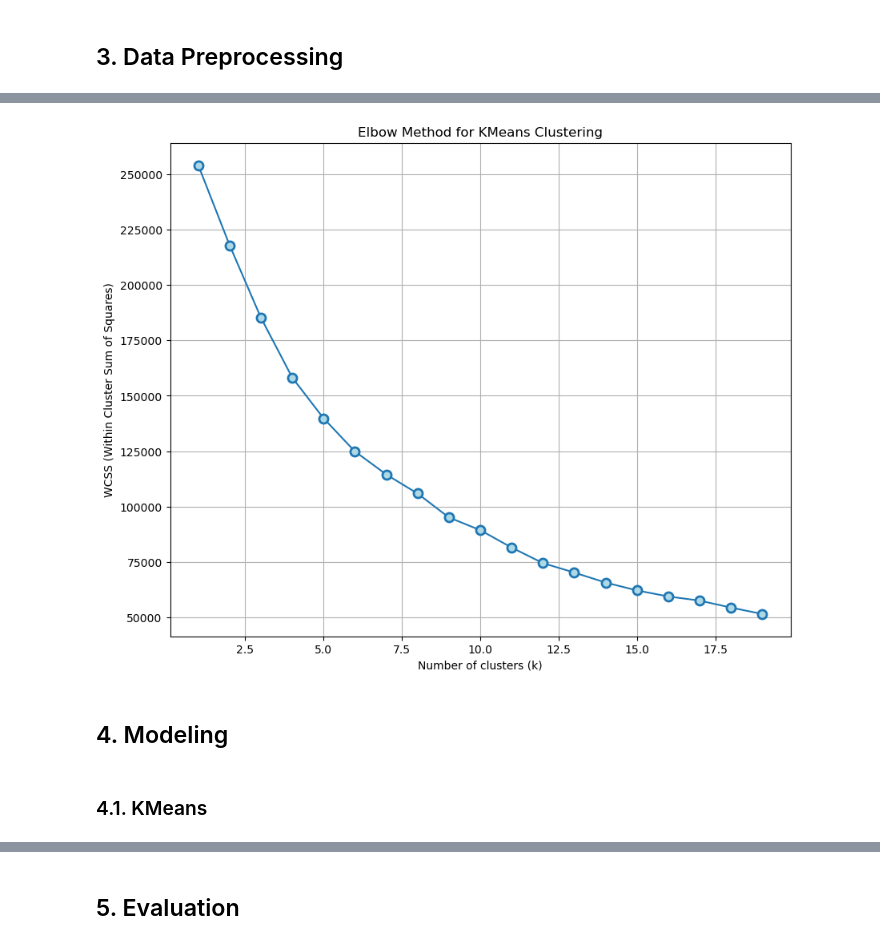
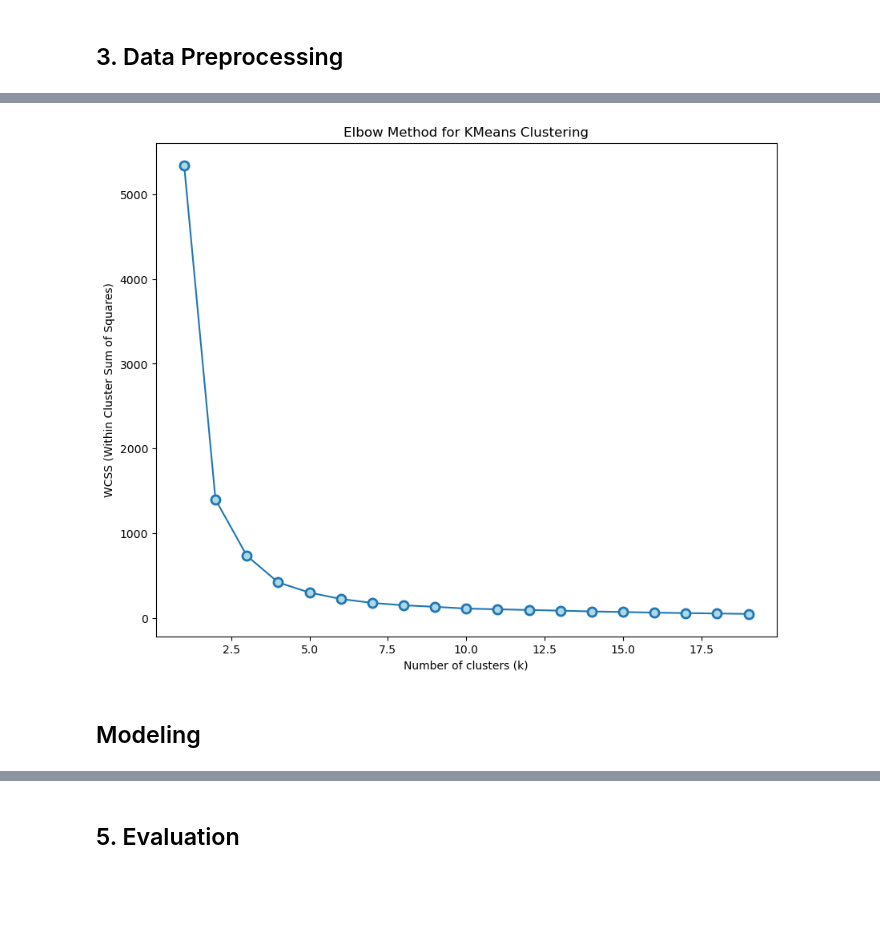
Before and after one commit to Magolizen34/cvs-transformers, a Jupyter notebook: notebooks/num_data_baseline_model.ipynb, the cells around one changed output, grey strips where cells are left out. Saved outputs shown, nothing was run; the diff lists cells and outputs as text; code cells hidden in the pictures; blank space fills up the shorter version.

Commit message:
baseline model replaced

```diff
--- a/notebooks/num_data_baseline_model.ipynb
+++ b/notebooks/num_data_baseline_model.ipynb
@@ -181,8 +74,0 @@ memory usage: 5.3+ MB
-# %%
-numerical_features = ['account_id', 'companydataprovider_employeenumber', 'companydataprovider_revenue_in_eur', 'number_distinct_active_licenses',
-       'total_connections_12m', 'total_endpoints_12m', 'total_devices_12m', 'days_from_last_invoice', 'age_customer', 'number_renewals',
-       'number_total_invoices', 'account_value_in_eur', 'revenue_last_12_month', 'years_purchased', 'billings_ltm_prorated']
-
-data = data[numerical_features].copy()
-
-data
@@ -249,0 +75,3 @@ features_scaled = scaler.fit_transform(features)
+# %%
+# Extract features columns excluding 'account_id'
+clustering_base = data.drop(columns=['account_id'])
@@ -250,2 +87,5 @@ features_scaled = scaler.fit_transform(features)
+# %%
+scaler = MinMaxScaler()
+scaled_features = scaler.fit_transform(clustering_base)
 # %%
 # statistics of scaled data
@@ -266,13 +110,8 @@ pd.DataFrame(features_scaled).describe()
 # Define a range of k values to test
 k_range = range(1, 20)
 
-# Create a list to store WCSS values
 wcss = []
-
 for k in k_range:
-  # Create a KMeans object with the current k value
-  kmeans = KMeans(n_clusters=k, init='k-means++', random_state=0)
-  # Fit the model on the scaled features
-  kmeans.fit(features_scaled)
-  # Get the WCSS value (inertia_)
-  wcss.append(kmeans.inertia_)
+    print('Now on k {}'.format(k))
+    kmeans = KMeans(n_clusters=k, random_state=0).fit(scaled_features)
+    wcss.append(kmeans.inertia_)
@@ -279,20 +138,14 @@ for k in k_range:
 # %%
-# Converting the results into a DataFrame
-frame = pd.DataFrame({'Cluster':k_range, 'WCSS':wcss})
-
-# Plot the WCSS vs k to identify the elbow point
+# Plotting WCSS vs k to identify the elbow point
 plt.figure(figsize=(10, 8))
 plt.plot(k_range, wcss, 'o-', markerfacecolor='lightblue', markeredgewidth=2, markersize=8)
 plt.xlabel('Number of clusters (k)')
 plt.ylabel('WCSS (Within Cluster Sum of Squares)')
 plt.title('Elbow Method for KMeans Clustering')
-plt.grid(True)
 plt.show()
 # %% [output]
-[figure, old version]
+[figure, new version]
 # %% [markdown]
-## 4. Modeling
+## Modeling
-# %% [markdown]
-### 4.1. KMeans
 # %%
 # Assuming k based on the Elbow Method
```
Also changed, not shown: parts of 42 cells of this notebook.
